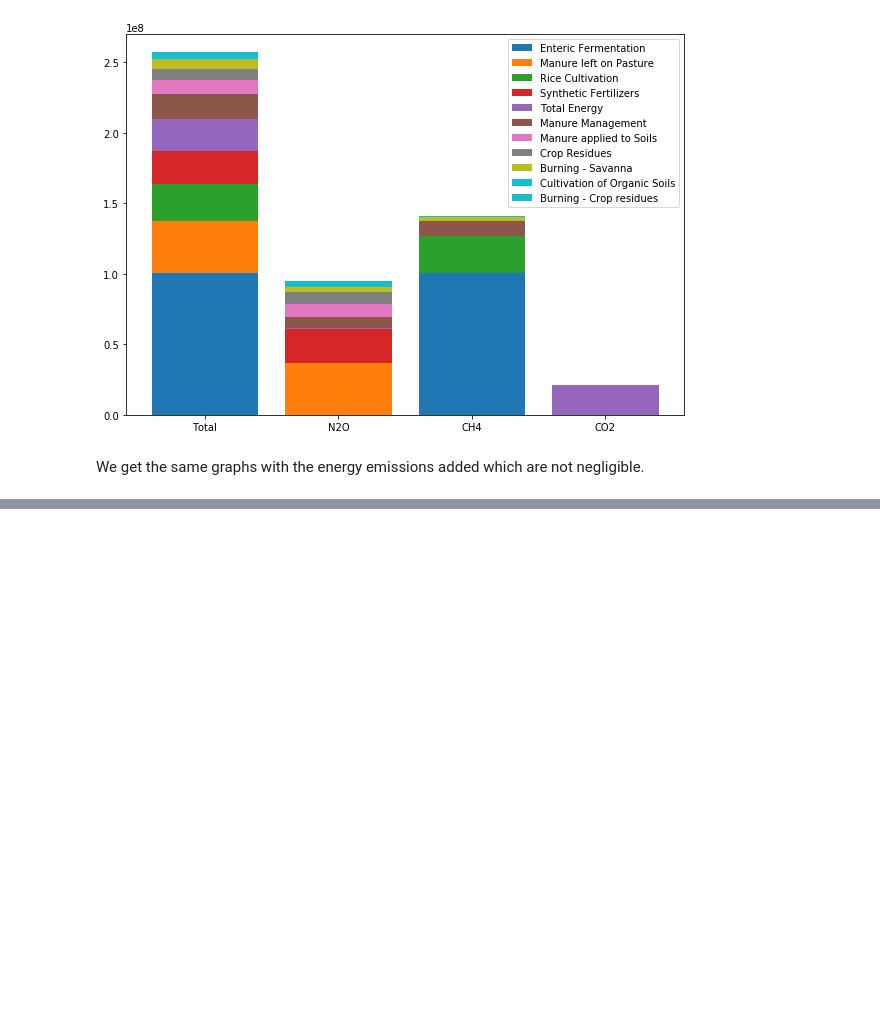
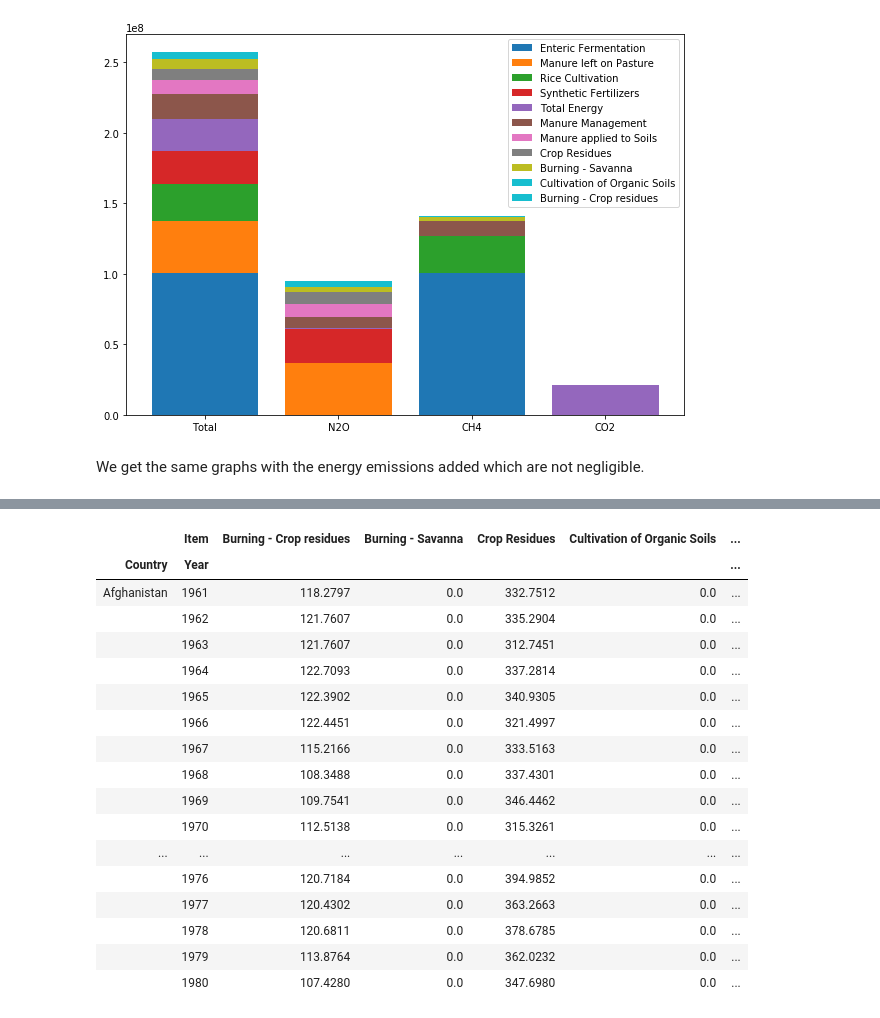
Before and after one commit to Lambo97/ADAProject, a Jupyter notebook: src/greenhouse.ipynb, the cells around one changed output, grey strips where cells are left out. Saved outputs shown, nothing was run; the diff lists cells and outputs as text; code cells hidden in the pictures; blank space fills up the shorter version.

Commit message:
updating dataset with energy use emissions

```diff
--- a/src/greenhouse.ipynb
+++ b/src/greenhouse.ipynb
@@ -470,0 +469,19 @@ We get the same graphs with the energy emissions added which are not negligible.
+# %%
+# Remove aggregation country
+emissions_energy_tot.Country.unique()
+agg_country = ['World', 'Africa',
+       'Eastern Africa', 'Middle Africa', 'Northern Africa',
+       'Southern Africa', 'Western Africa', 'Americas',
+       'Northern America', 'Central America', 'Caribbean',
+       'South America', 'Asia', 'Central Asia', 'Eastern Asia',
+       'Southern Asia', 'South-Eastern Asia', 'Western Asia', 'Europe',
+       'Eastern Europe', 'Northern Europe', 'Southern Europe',
+       'Western Europe', 'Oceania', 'Australia & New Zealand',
+       'Melanesia', 'Micronesia', 'Polynesia', 'European Union',
+       'Least Developed Countries', 'Land Locked Developing Countries',
+       'Small Island Developing States',
+       'Low Income Food Deficit Countries',
+       'Net Food Importing Developing Countries', 'Annex I countries',
+       'Non-Annex I countries', 'OECD']
+emissions_energy_tot = emissions_energy_tot.drop(emissions_energy_tot[emissions_energy_tot['Country'].isin(agg_country)].index)
+emissions_energy_tot.head()
@@ -470,0 +495,4 @@ We get the same graphs with the energy emissions added which are not negligible.
+# %%
+# We can get rid of all codes + Unit + Element
+emissions_energy_tot = emissions_energy_tot.drop(columns=['Country Code', 'Item Code', 'Element Code', 'Year Code', 'Unit', 'Element', 'Flag'])
+emissions_energy_tot.head()
@@ -470,0 +506,4 @@ We get the same graphs with the energy emissions added which are not negligible.
+# %%
+# Pivot the table to make element columns
+emissions_energy_tot = pd.pivot_table(emissions_energy_tot, values='Value', index=['Country', 'Year'], columns='Item')
+emissions_energy_tot.head()
@@ -470,0 +518,23 @@ We get the same graphs with the energy emissions added which are not negligible.
+# %%
+emissions_total = emissions_total.drop(columns=['Sum'])
+emissions_total['Total Energy'] = emissions_energy_tot['Total Energy']
+emissions_total.head(20)
+# %% [output]
+|  | Item | Burning - Crop residues | Burning - Savanna | Crop Residues | Cultivation of Organic Soils | ... |
+| Country | Year |  |  |  |  | ... |
+| Afghanistan | 1961 | 118.2797 | 0.0 | 332.7512 | 0.0 | ... |
+|  | 1962 | 121.7607 | 0.0 | 335.2904 | 0.0 | ... |
+|  | 1963 | 121.7607 | 0.0 | 312.7451 | 0.0 | ... |
+|  | 1964 | 122.7093 | 0.0 | 337.2814 | 0.0 | ... |
+|  | 1965 | 122.3902 | 0.0 | 340.9305 | 0.0 | ... |
+|  | 1966 | 122.4451 | 0.0 | 321.4997 | 0.0 | ... |
+|  | 1967 | 115.2166 | 0.0 | 333.5163 | 0.0 | ... |
+|  | 1968 | 108.3488 | 0.0 | 337.4301 | 0.0 | ... |
+|  | 1969 | 109.7541 | 0.0 | 346.4462 | 0.0 | ... |
+|  | 1970 | 112.5138 | 0.0 | 315.3261 | 0.0 | ... |
+| ... | ... | ... | ... | ... | ... | ... |
+|  | 1976 | 120.7184 | 0.0 | 394.9852 | 0.0 | ... |
+|  | 1977 | 120.4302 | 0.0 | 363.2663 | 0.0 | ... |
+|  | 1978 | 120.6811 | 0.0 | 378.6785 | 0.0 | ... |
+|  | 1979 | 113.8764 | 0.0 | 362.0232 | 0.0 | ... |
+|  | 1980 | 107.4280 | 0.0 | 347.6980 | 0.0 | ... |
```
Also changed, not shown: parts of 12 cells of this notebook, 2 other files.
